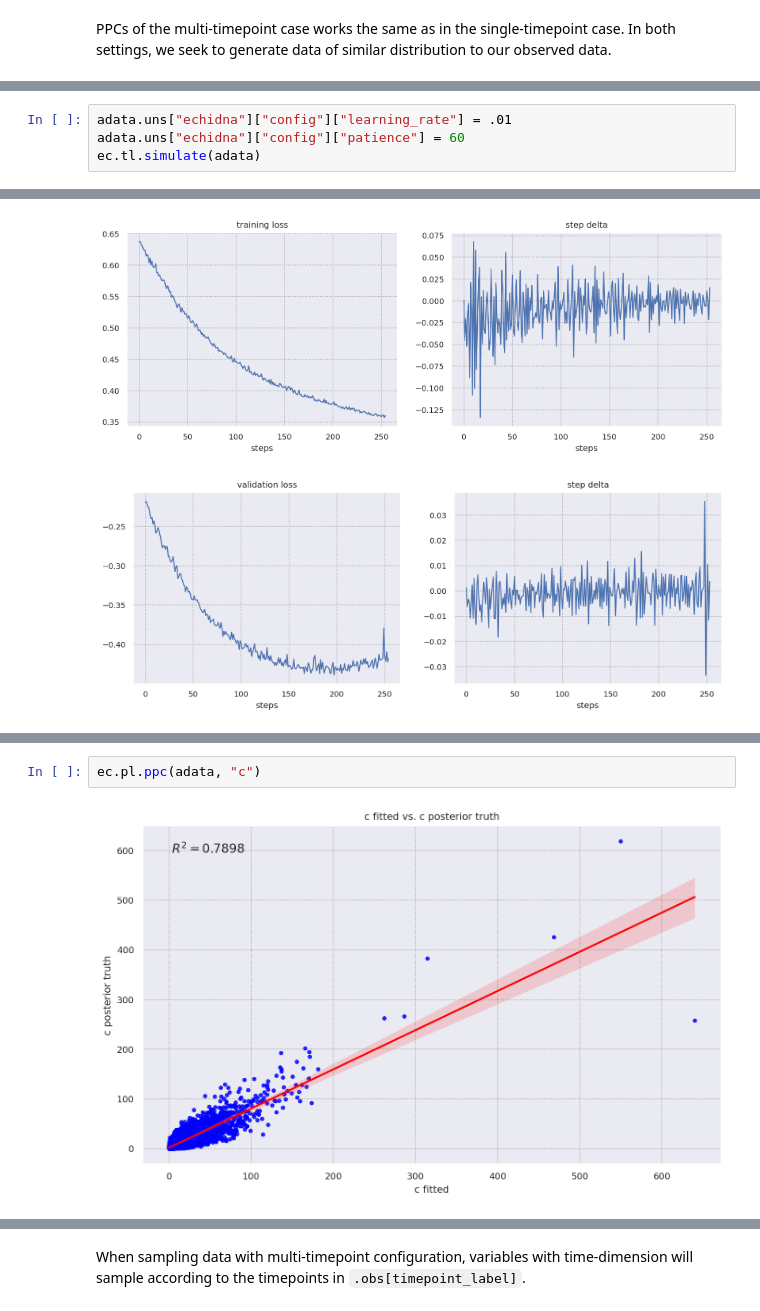
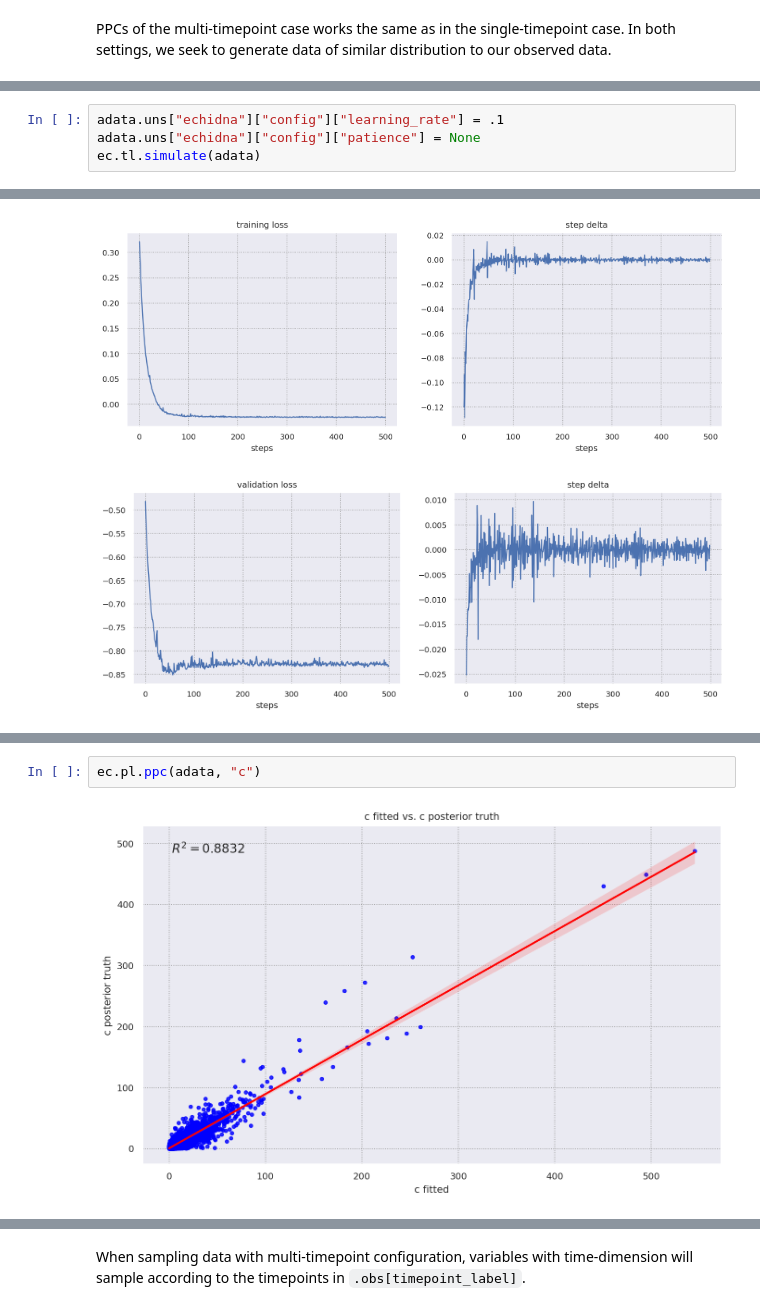
Before and after one commit to azizilab/echidna, a Jupyter notebook: examples/2-multi-timepoint.ipynb, the cells around one changed output, grey strips where cells are left out. Cells and saved outputs as stored; diff of their text form.

```diff
--- a/examples/2-multi-timepoint.ipynb
+++ b/examples/2-multi-timepoint.ipynb
@@ -108,5 +107,5 @@ ec.pl.ppc(adata, "W")
 # %%
-adata.uns["echidna"]["config"]["learning_rate"] = .01
-adata.uns["echidna"]["config"]["patience"] = 60
+adata.uns["echidna"]["config"]["learning_rate"] = .1
+adata.uns["echidna"]["config"]["patience"] = None
 ec.tl.simulate(adata)
 # %% [output]
@@ -114,2 +112,2 @@ ec.tl.simulate(adata)
-[figure, old version]
+[figure, new version]
-[figure, old version]
+[figure, new version]
@@ -117,7 +115,7 @@ ec.tl.simulate(adata)
 # %%
 ec.pl.ppc(adata, "c")
 # %% [output]
-[figure, old version]
+[figure, new version]
 # %%
 ec.pl.ppc(adata, "eta")
 # %% [output]
```
Also changed, not shown: parts of 17 cells of this notebook, 7 other files.
